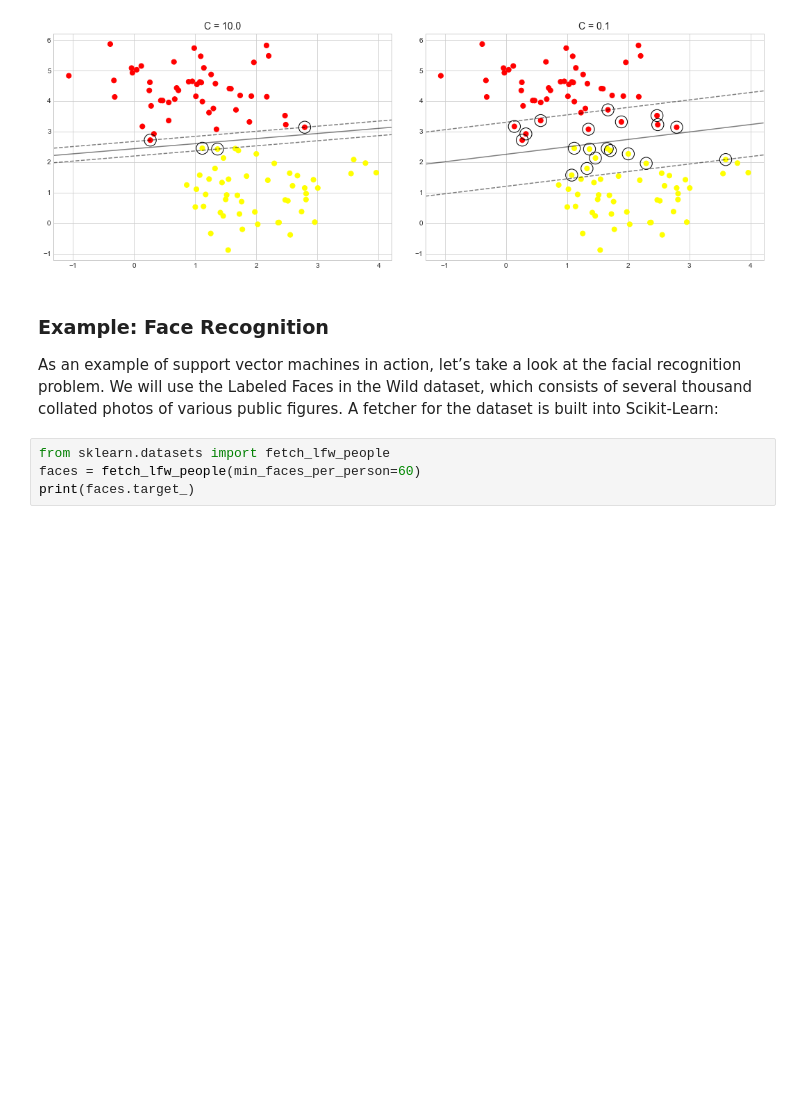
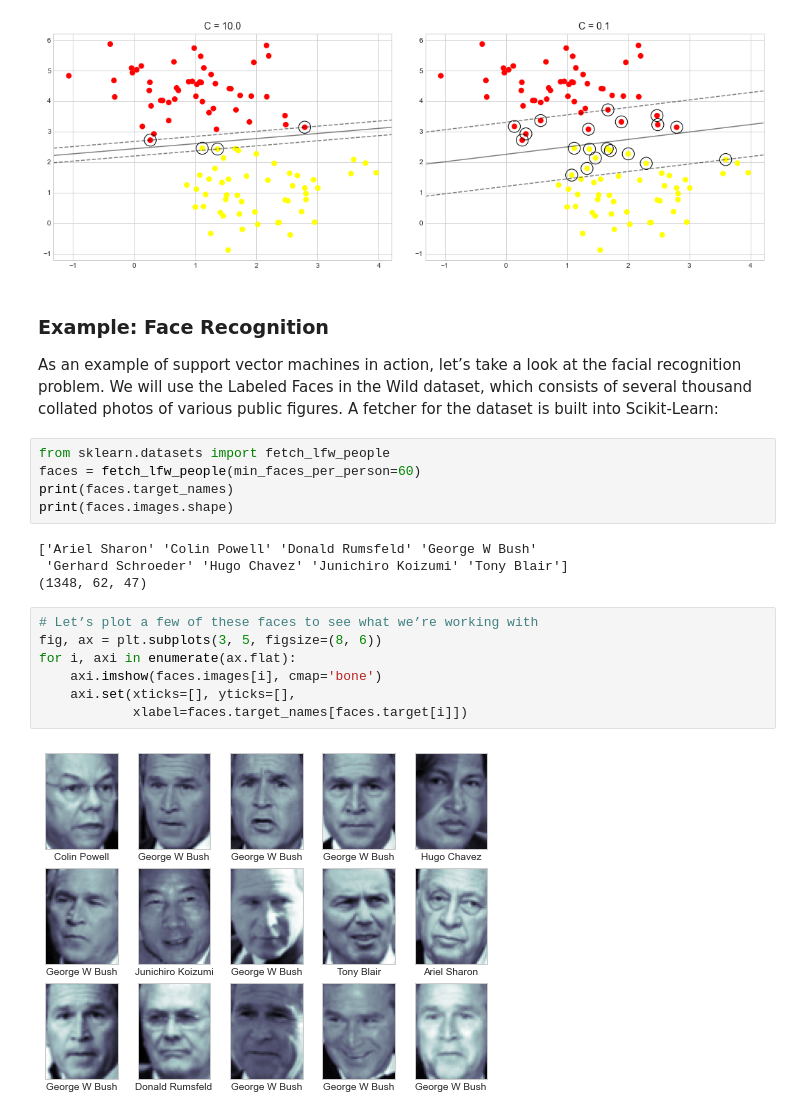
Before and after one commit to Oluwajobs/python_data_science, a Jupyter notebook: ML_Note.ipynb, the cells around one changed output. Cells and saved outputs as stored; diff of their text form; blank space fills up the shorter version.

Commit message:
fitted lfw faces

```diff
--- a/ML_Note.ipynb
+++ b/ML_Note.ipynb
@@ -1830,4 +1830,18 @@ As an example of support vector machines in action, let’s take a look at the f
 # %%
 from sklearn.datasets import fetch_lfw_people
 faces = fetch_lfw_people(min_faces_per_person=60)
-print(faces.target_)
+print(faces.target_names)
+print(faces.images.shape)
+# %% [output]
+['Ariel Sharon' 'Colin Powell' 'Donald Rumsfeld' 'George W Bush'
+ 'Gerhard Schroeder' 'Hugo Chavez' 'Junichiro Koizumi' 'Tony Blair']
+(1348, 62, 47)
+# %%
+# Let’s plot a few of these faces to see what we’re working with
+fig, ax = plt.subplots(3, 5, figsize=(8, 6))
+for i, axi in enumerate(ax.flat):
+    axi.imshow(faces.images[i], cmap='bone')
+    axi.set(xticks=[], yticks=[],
+            xlabel=faces.target_names[faces.target[i]])
+# %% [output]
+[figure, added]
```
Also changed, not shown: parts of 14 cells of this notebook.
